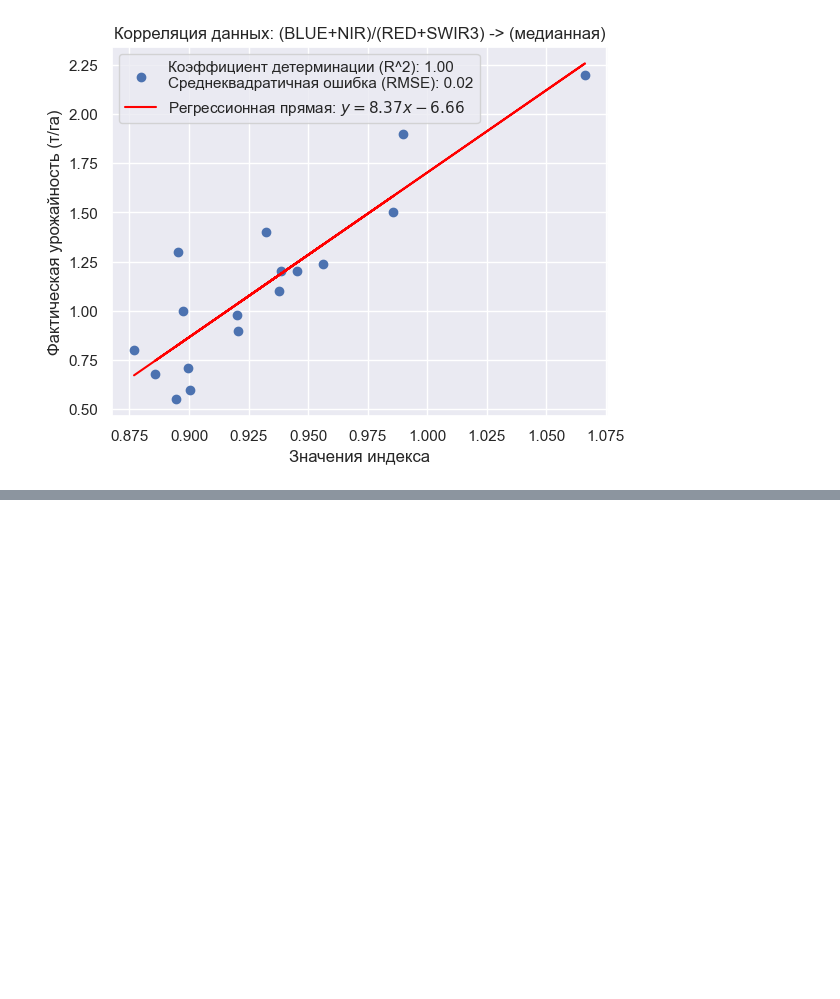
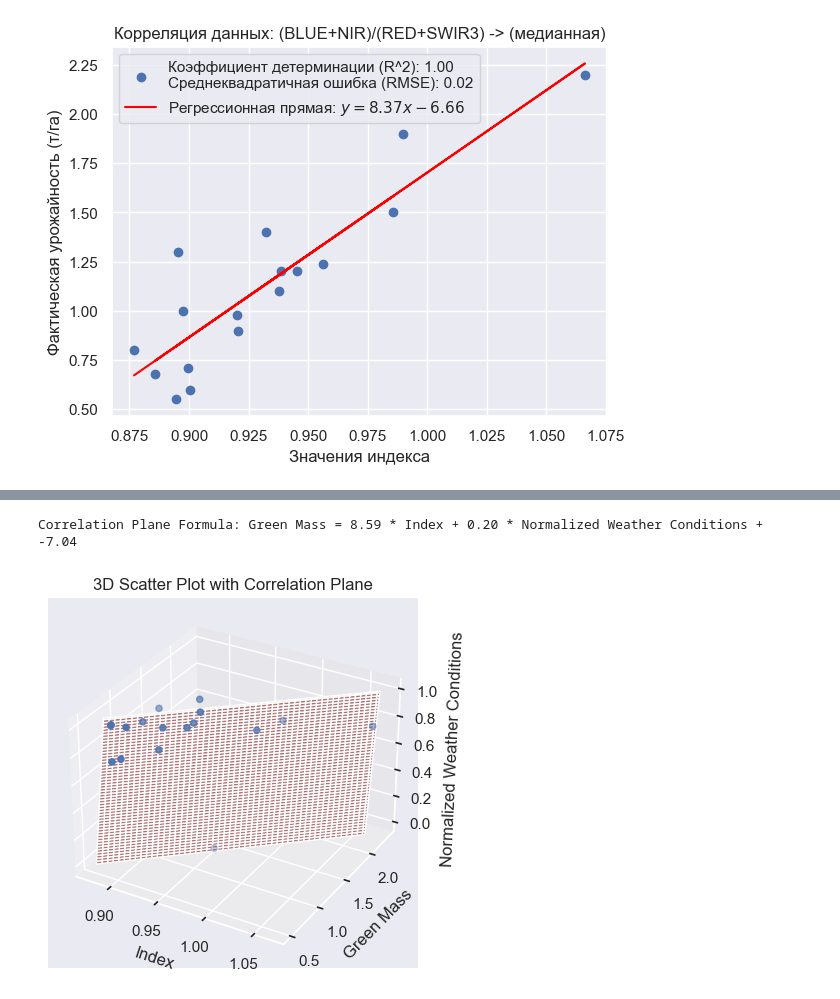
Before and after one commit to Yerlan999/CowsGPSTracker-KazATU, a Jupyter notebook: new_modules/SentinelHub Based Analysis (Ground Data vs Index Comparision) + Weather Data.ipynb, the cells around one changed output, grey strips where cells are left out. Cells and saved outputs as stored; diff of their text form; code cells hidden in the pictures; blank space fills up the shorter version.

Commit message:
new correlation plane formula

```diff
--- a/new_modules/SentinelHub Based Analysis (Ground Data vs Index Comparision) + Weather Data.ipynb
+++ b/new_modules/SentinelHub Based Analysis (Ground Data vs Index Comparision) + Weather Data.ipynb
@@ -999,0 +1071,51 @@ Cреднеквадратичная ошибка (RMSE): 0.02
+# %%
+import numpy as np
+import matplotlib.pyplot as plt
+from mpl_toolkits.mplot3d import Axes3D
+from sklearn.linear_model import LinearRegression
+
+# Assuming value_x, value_y, and weighted_vector are your vectors
+value_x = input_df["index"].values.reshape(-1, 1)
+value_y = input_df["greenmass"].values
+value_z = normalize(weighted_vector.values)
+
+# Combine value_x and value_z into a matrix for multivariate regression
+X = np.column_stack((value_x, value_z))
+
+# Fit a multivariate linear regression model
+model = LinearRegression()
+model.fit(X, value_y)
+
+# Extract coefficients
+slope_x, slope_z = model.coef_
+intercept = model.intercept_
+
+# Create a 3D plot
+fig = plt.figure()
+ax = fig.add_subplot(111, projection='3d')
+
+# Scatter plot for the three vectors
+ax.scatter(value_x.flatten(), value_y, value_z, marker='o', label='Data Points')
+
+# Create a meshgrid for the plane
+x_plane = np.linspace(min(value_x.flatten()), max(value_x.flatten()), 100)
+z_plane = np.linspace(min(value_z), max(value_z), 100)
+x_plane, z_plane = np.meshgrid(x_plane, z_plane)
+
+# Calculate corresponding y values for the plane using regression coefficients
+y_plane = slope_x * x_plane + slope_z * z_plane + intercept
+
+# Plot the plane using plot_surface
+ax.plot_surface(x_plane, y_plane, z_plane, alpha=0.5, color='red', label='Correlation Plane')
+
+# Set labels and title
+ax.set_xlabel('Index')
+ax.set_ylabel('Green Mass')
+ax.set_zlabel('Normalized Weather Conditions')
+ax.set_title('3D Scatter Plot with Correlation Plane')
+
+print(f"Correlation Plane Formula: Green Mass = {slope_x:.2f} * Index + {slope_z:.2f} * Normalized Weather Conditions + {intercept:.2f}")
+plt.show()
+# %% [output]
+Correlation Plane Formula: Green Mass = 8.59 * Index + 0.20 * Normalized Weather Conditions + -7.04
+[figure, added]
```
Also changed, not shown: parts of 12 cells of this notebook, 1 other file.
